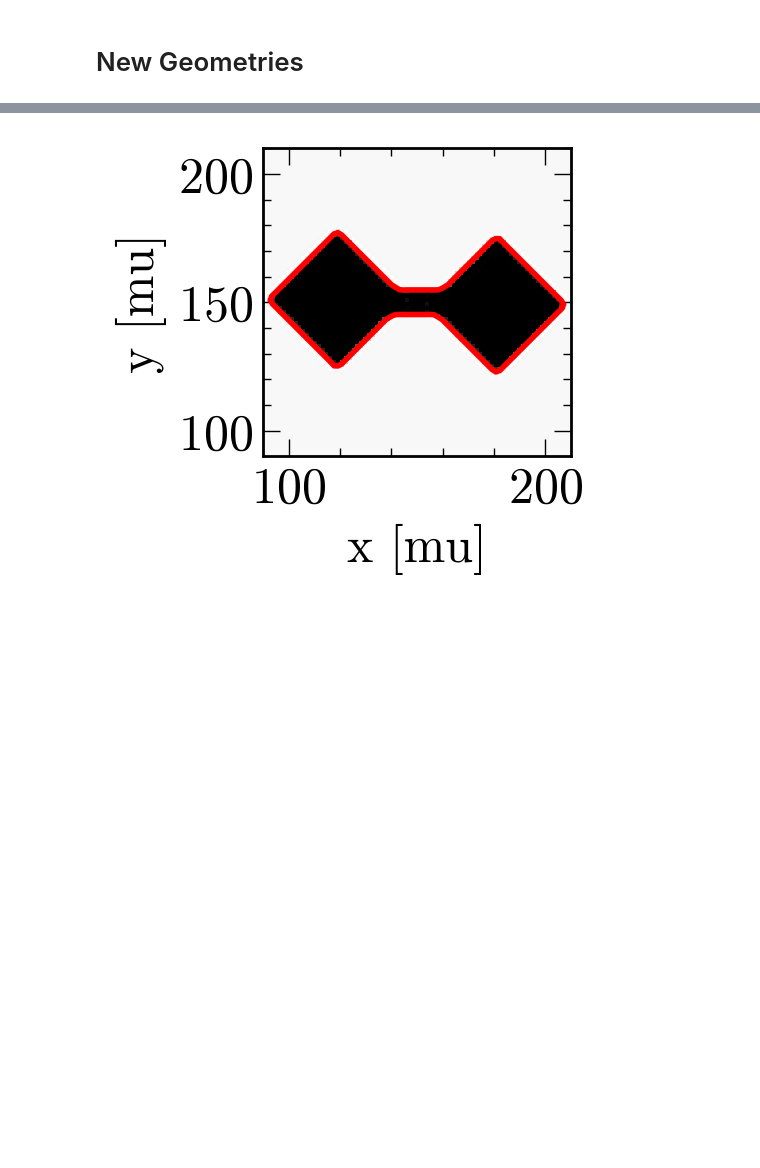
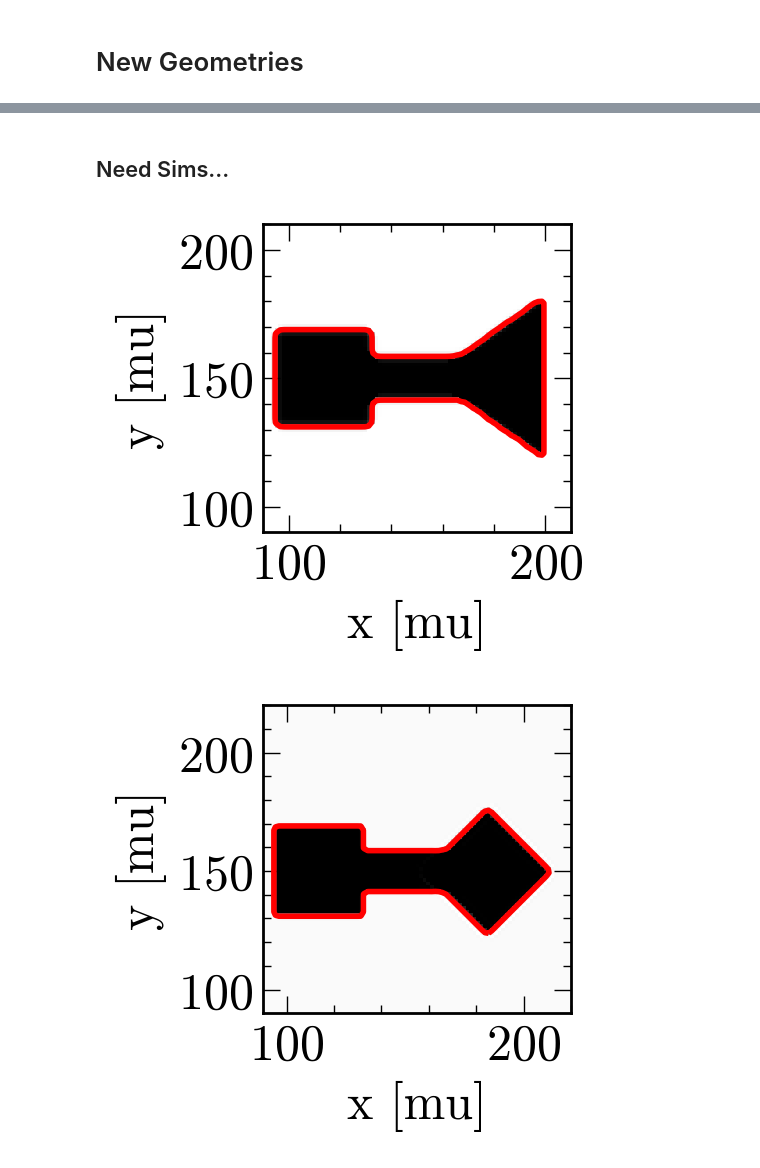
Before and after one commit to pedromzadeh/hopper, a Jupyter notebook: processing/reponse.ipynb, the cells around one changed output, grey strips where cells are left out. Drawn from its saved outputs; the diff is of its cells as text; code cells hidden in the pictures; blank space fills up the shorter version.

```diff
--- a/processing/reponse.ipynb
+++ b/processing/reponse.ipynb
@@ -261,27 +145,47 @@ def rhom_two_state_sub(dims):
+# %% [markdown]
+## Need Sims...
 # %%
-chi = mixed_two_state_sub(
-    np.array([[38, 38], [38, 38]]), bridge_length=15, bridge_width=8
-)
+from importlib import reload
+from substrate import substrates
 
-chi = sq_rhom_two_state_sub(np.array([[38, 38], [38, 38]]), bridge_width=8)
+reload(substrates)
 
-chi = rhom_two_state_sub(np.array([[38, 38], [38, 38]]))
+from substrate.substrates import Substrate
 
+chi = Substrate(200, 50, 0.2).sq_tri_two_state_sub()
 
 plt.figure(dpi=200)
 plt.imshow(chi, origin="lower", extent=[0, 50 * 6, 0, 50 * 6], cmap="Greys_r")
 plt.contour(
     chi,
     levels=[0.5],
     origin="lower",
     extent=[0, 50 * 6, 0, 50 * 6],
     colors="red",
     linewidths=2,
 )
 plt.xlabel("x [mu]")
 plt.ylabel("y [mu]")
 plt.xlim((90, 210))
 plt.ylim((90, 210))
 plt.show()
+
+chi = Substrate(200, 50, 0.2).sq_rhom_two_state_sub()
+plt.figure(dpi=200)
+plt.imshow(chi, origin="lower", extent=[0, 50 * 6, 0, 50 * 6], cmap="Greys_r")
+plt.contour(
+    chi,
+    levels=[0.5],
+    origin="lower",
+    extent=[0, 50 * 6, 0, 50 * 6],
+    colors="red",
+    linewidths=2,
+)
+plt.xlabel("x [mu]")
+plt.ylabel("y [mu]")
+plt.xlim((90, 220))
+plt.ylim((90, 220))
+plt.show()
 # %% [output]
-[figure, old version]
+[figure, new version]
+[figure, added]
```
Also changed, not shown: parts of 5 cells of this notebook.
